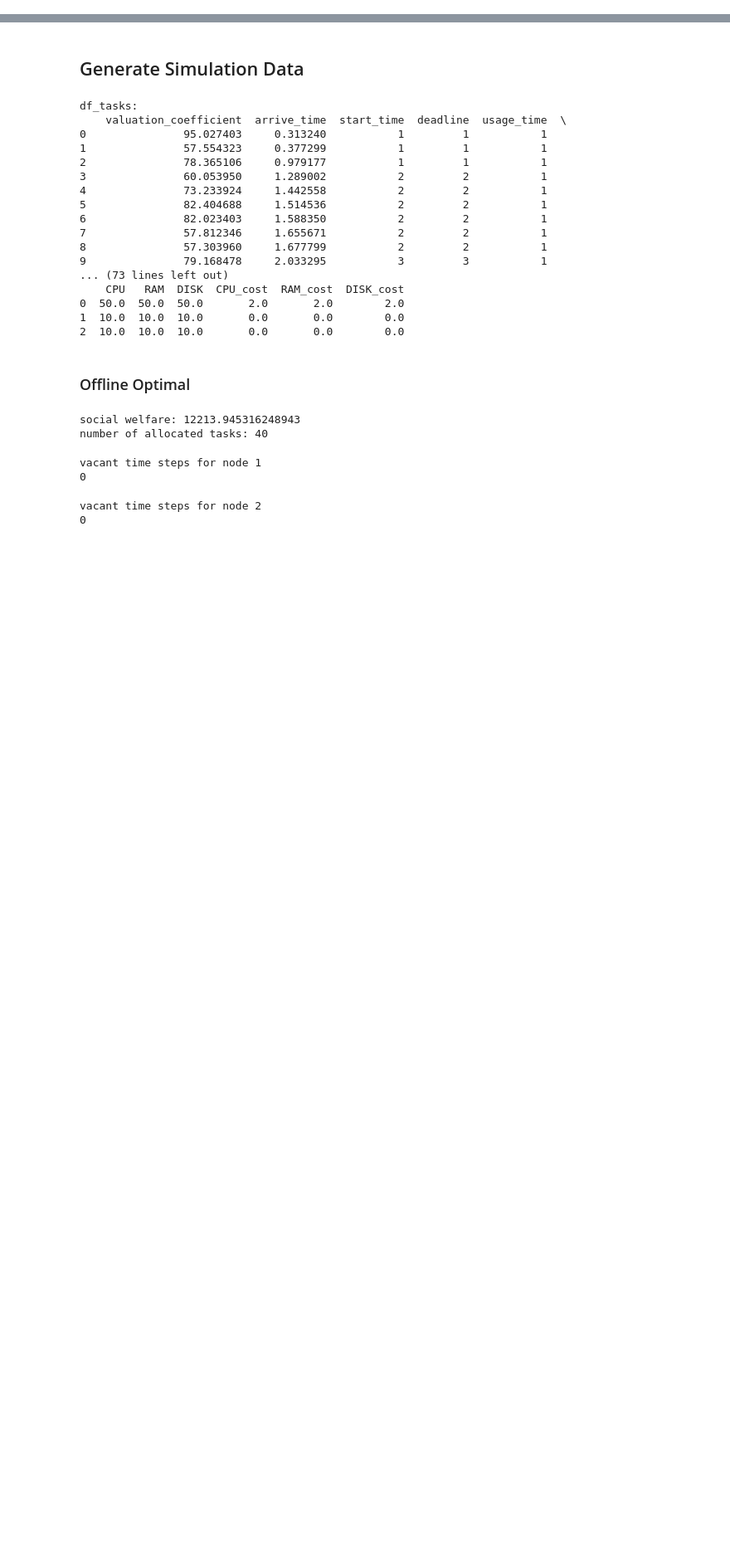
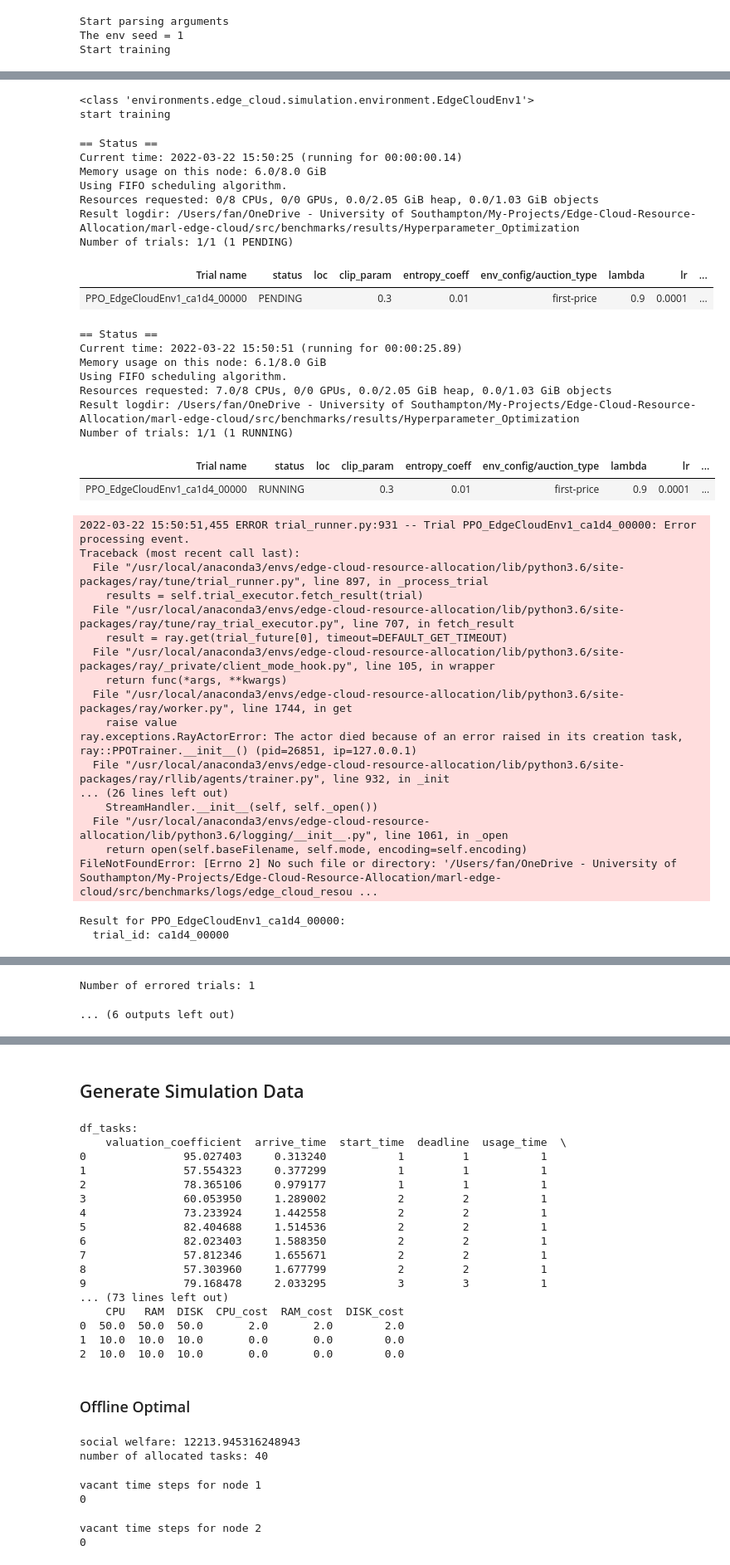
Before and after one commit to fb1n15/edge-cloud-resource-allocation-using-MARL, a Jupyter notebook: src/jupyter_notebooks/compare-porformance-in-terms-of-social-welfare.ipynb, the cells around one changed output, grey strips where cells are left out. Shown at 83% size. Cells and saved outputs as stored; diff of their text form; code cells hidden in the pictures; blank space fills up the shorter version.

```diff
--- a/src/jupyter_notebooks/compare-porformance-in-terms-of-social-welfare.ipynb
+++ b/src/jupyter_notebooks/compare-porformance-in-terms-of-social-welfare.ipynb
@@ -69,0 +81,12 @@ def set_parameters(seed=0, n_tasks=50, auction_type='first-price'):
+# %%
+# set the parameters
+CONFIG_FILE="/Users/fan/OneDrive - University of Southampton/My-Projects/Edge-Cloud-Resource-Allocation/marl-edge-cloud/configs/config_HPO_local.yaml"
+
+# train the agents
+%run "../marl.py" train --config "$CONFIG_FILE" --env_seed 1
+
+# check the checkpoint
+# %% [output]
+Start parsing arguments
+The env seed = 1
+Start training
@@ -69,0 +94,39 @@ def set_parameters(seed=0, n_tasks=50, auction_type='first-price'):
+<class 'environments.edge_cloud.simulation.environment.EdgeCloudEnv1'>
+start training
+== Status ==
+Current time: 2022-03-22 15:50:25 (running for 00:00:00.14)
+Memory usage on this node: 6.0/8.0 GiB
+Using FIFO scheduling algorithm.
+Resources requested: 0/8 CPUs, 0/0 GPUs, 0.0/2.05 GiB heap, 0.0/1.03 GiB objects
+Result logdir: /Users/fan/OneDrive - University of Southampton/My-Projects/Edge-Cloud-Resource-Allocation/marl-edge-cloud/src/benchmarks/results/Hyperparameter_Optimization
+Number of trials: 1/1 (1 PENDING)
+| Trial name | status | loc | clip_param | entropy_coeff | env_config/auction_type | lambda | lr | ... |
+| PPO_EdgeCloudEnv1_ca1d4_00000 | PENDING |  | 0.3 | 0.01 | first-price | 0.9 | 0.0001 | ... |
+== Status ==
+Current time: 2022-03-22 15:50:51 (running for 00:00:25.89)
+Memory usage on this node: 6.1/8.0 GiB
+Using FIFO scheduling algorithm.
+Resources requested: 7.0/8 CPUs, 0/0 GPUs, 0.0/2.05 GiB heap, 0.0/1.03 GiB objects
+Result logdir: /Users/fan/OneDrive - University of Southampton/My-Projects/Edge-Cloud-Resource-Allocation/marl-edge-cloud/src/benchmarks/results/Hyperparameter_Optimization
+Number of trials: 1/1 (1 RUNNING)
+| Trial name | status | loc | clip_param | entropy_coeff | env_config/auction_type | lambda | lr | ... |
+| PPO_EdgeCloudEnv1_ca1d4_00000 | RUNNING |  | 0.3 | 0.01 | first-price | 0.9 | 0.0001 | ... |
+2022-03-22 15:50:51,455 ERROR trial_runner.py:931 -- Trial PPO_EdgeCloudEnv1_ca1d4_00000: Error processing event.
+Traceback (most recent call last):
+  File "/usr/local/anaconda3/envs/edge-cloud-resource-allocation/lib/python3.6/site-packages/ray/tune/trial_runner.py", line 897, in _process_trial
+    results = self.trial_executor.fetch_result(trial)
+  File "/usr/local/anaconda3/envs/edge-cloud-resource-allocation/lib/python3.6/site-packages/ray/tune/ray_trial_executor.py", line 707, in fetch_result
+    result = ray.get(trial_future[0], timeout=DEFAULT_GET_TIMEOUT)
+  File "/usr/local/anaconda3/envs/edge-cloud-resource-allocation/lib/python3.6/site-packages/ray/_private/client_mode_hook.py", line 105, in wrapper
+    return func(*args, **kwargs)
+  File "/usr/local/anaconda3/envs/edge-cloud-resource-allocation/lib/python3.6/site-packages/ray/worker.py", line 1744, in get
+    raise value
+ray.exceptions.RayActorError: The actor died because of an error raised in its creation task, ray::PPOTrainer.__init__() (pid=26851, ip=127.0.0.1)
+  File "/usr/local/anaconda3/envs/edge-cloud-resource-allocation/lib/python3.6/site-packages/ray/rllib/agents/trainer.py", line 932, in _init
+... (26 lines left out)
+    StreamHandler.__init__(self, self._open())
+  File "/usr/local/anaconda3/envs/edge-cloud-resource-allocation/lib/python3.6/logging/__init__.py", line 1061, in _open
+    return open(self.baseFilename, self.mode, encoding=self.encoding)
+FileNotFoundError: [Errno 2] No such file or directory: '/Users/fan/OneDrive - University of Southampton/My-Projects/Edge-Cloud-Resource-Allocation/marl-edge-cloud/src/benchmarks/logs/edge_cloud_resou ...
+Result for PPO_EdgeCloudEnv1_ca1d4_00000:
+  trial_id: ca1d4_00000
@@ -69,0 +142,2 @@ def set_parameters(seed=0, n_tasks=50, auction_type='first-price'):
+Number of errored trials: 1
+... (6 outputs left out)
```
Also changed, not shown: parts of 14 cells of this notebook, 19 other files.
